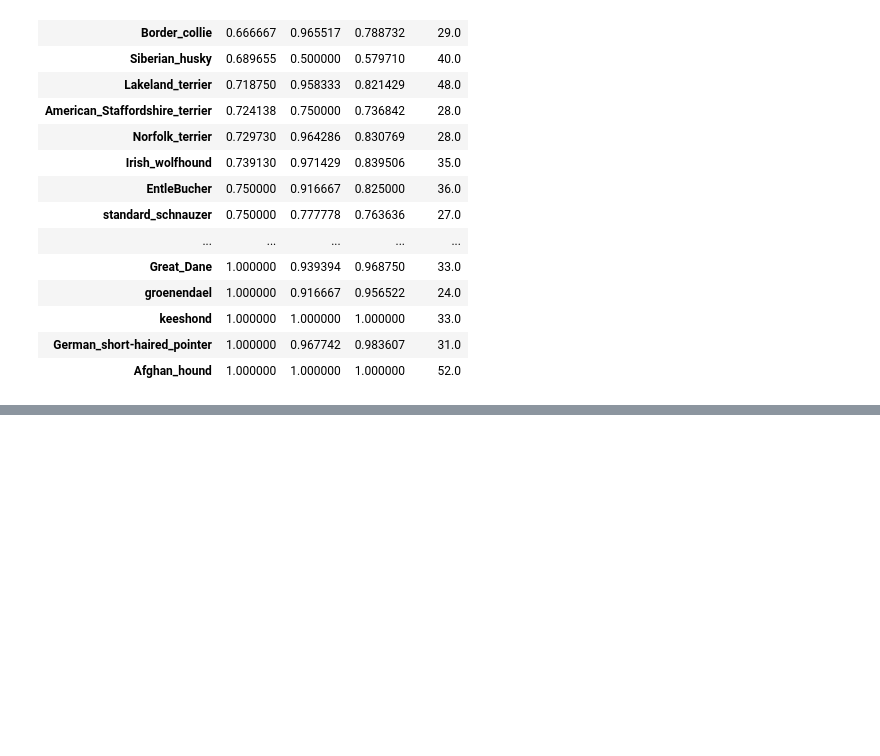
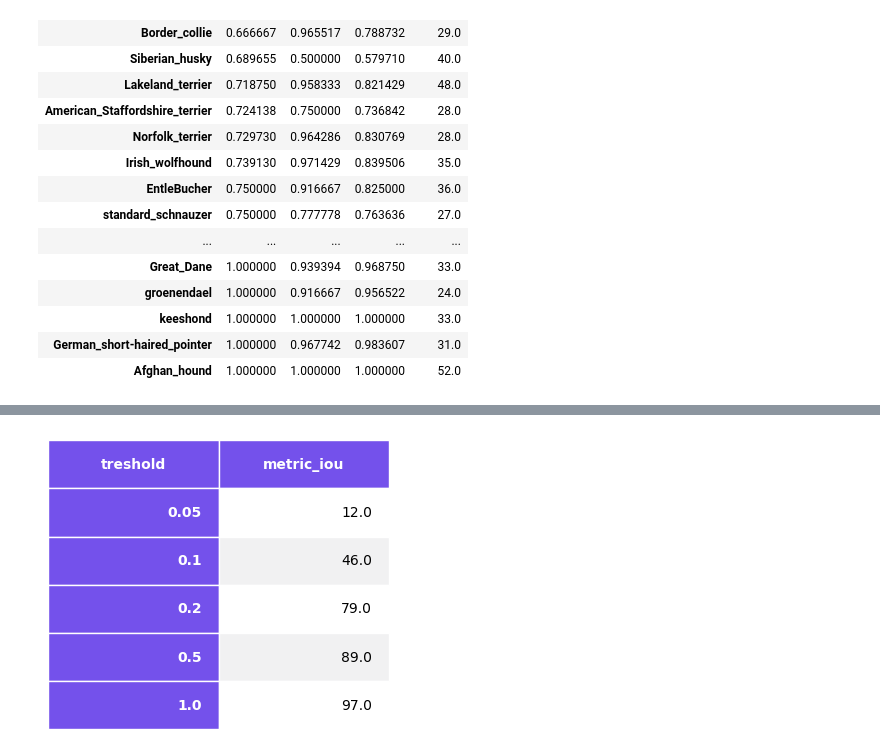
Before and after one commit to Adrian1903/Developpez-une-preuve-de-concept, a Jupyter notebook: dev/04_phase_2_cropped_report.ipynb, the cells around one changed output, grey strips where cells are left out. Cells and saved outputs as stored; diff of their text form; code cells hidden in the pictures; blank space fills up the shorter version.

```diff
--- a/dev/04_phase_2_cropped_report.ipynb
+++ b/dev/04_phase_2_cropped_report.ipynb
@@ -194,0 +428,22 @@ class_report_df.sort_values('precision')
+# %%
+tresh = [0.05, 0.1, 0.2, 0.5, 1]
+eval_result = {}
+eval = pd.DataFrame()
+
+for t in tresh:
+    eval_iou["metric_iou"] = False
+
+    # Calcul des métriques
+    eval_iou["metric_iou"][eval_iou['iou'] > (1 - t)] = True
+
+
+    eval_result['treshold'] = t
+    eval_result['metric_iou'] = round(len(eval_iou[eval_iou.metric_iou == True]) / len(eval_iou), 2) * 100
+
+    eval_result = pd.Series(eval_result)
+    eval = eval.append(eval_result, ignore_index=True)
+
+eval = eval[['treshold', 'metric_iou']]
+export_png_table(eval, filename='img/metrics_yolo_iou.png')
+# %% [output]
+[figure, added]
```
Also changed, not shown: parts of 16 cells of this notebook, 1 other file.
